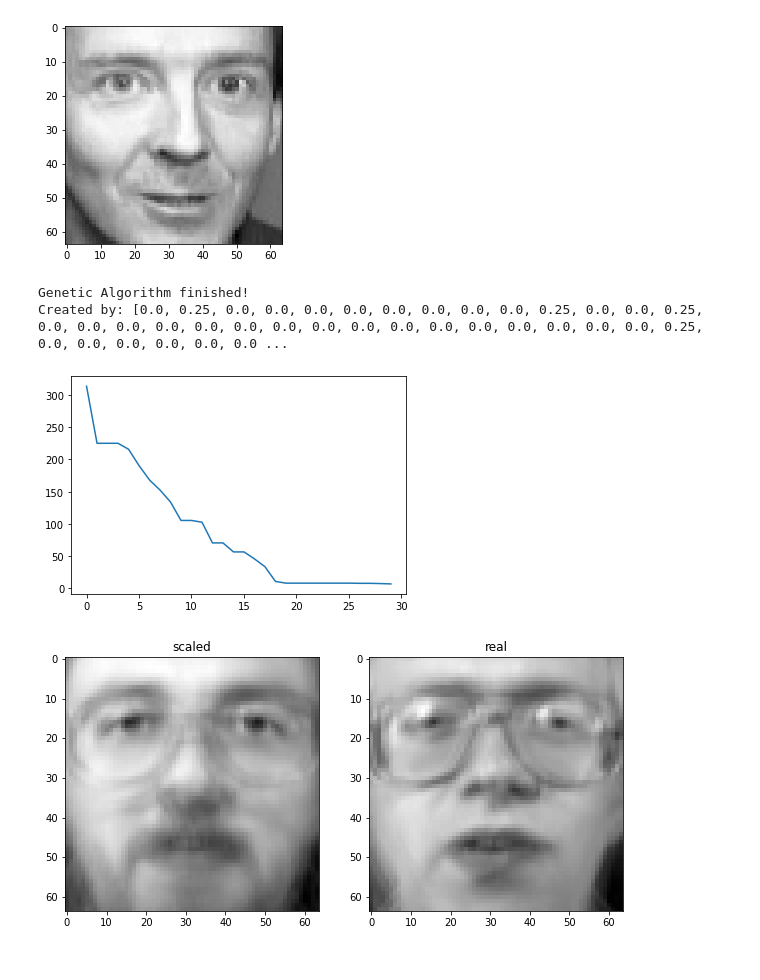
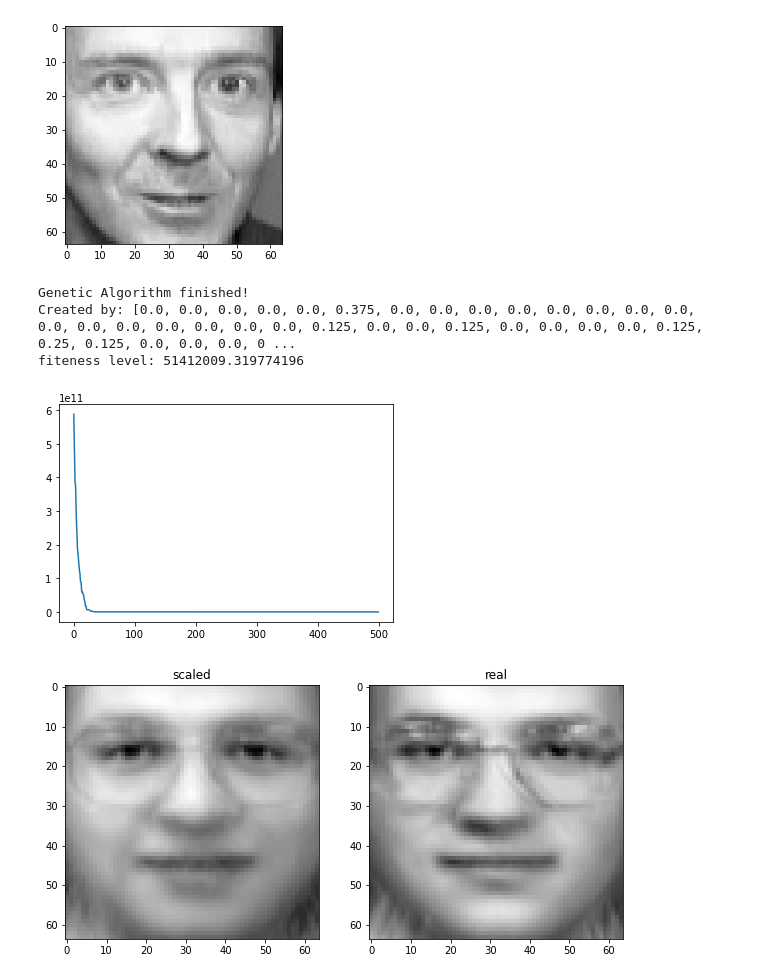
Before and after one commit to cse6740/Main, a Jupyter notebook: Project/project.ipynb, the cells around one changed output. Cells and saved outputs as stored; diff of their text form; code cells hidden in the pictures.

```diff
--- a/Project/project.ipynb
+++ b/Project/project.ipynb
@@ -424,16 +424,14 @@ convergence
 <matplotlib.image.AxesImage at 0x...>
 [figure]
 # %%
-
-%%time
-
+ %%time
+data2, target,shape= load_data('data/face_data/face_data.csv')
+import time
 from numpy.random import randint
 from numpy.random import rand
 #import progress.bar
 #from progress.bar import IncrementalBar
-
-data2, target,shape= load_data('data/face_data/face_data.csv')
-testimg=12
+testimg=51
 data=data2[:1]
 data=data.reset_index(drop=True)
 def pcatrain(data,threshhoold):
@@ -482,15 +480,16 @@ def mutation(binary, mutation_rate):
         # check for mutation
         if rand() < mutation_rate:
             binary[i] = 1 - binary[i]
-def fittness(x,y):
-    dist = np.linalg.norm(x - y)
+def fittness(x,y,z):
+    dist = z+np.linalg.norm(y.flatten()-x.flatten()-np.dot(np.dot(np.transpose(x.flatten()),(x.flatten())),y.flatten()-x.flatten()))**2
     return dist
 # objective function
-def objective(data,x):
+def objective(data,x,punishment):
     test=data.values[-1]
     data=data.values[:-1]
     testsample=np.dot(x,data)
-    return fittness(test,testsample)
+    z=np.count_nonzero(x)*punishment
+    return fittness(test,testsample,z)
 
 # binary_scaling binary to numbers
 def binary_scaling(boundary, round_lv, binary):
@@ -508,12 +507,12 @@ def binary_scaling(boundary, round_lv, binary):
 
 
 # GA
-def genetic_algorithm(boundary, round_lv, iteration, population_size, crossover_rate, mutation_rate):
+def genetic_algorithm(boundary, round_lv, iteration, population_size, crossover_rate, mutation_rate,punishment):
     # initial values
     score_list=[]
     pop = [randint(0, 2, round_lv*len(boundary)).tolist() for i in range(population_size)]
-    local_min_list = 0
-    distance_value = objective(data,binary_scaling(boundary, round_lv, pop[0]))
+    local_min_list	=	0
+    distance_value 	= objective(data,binary_scaling(boundary, round_lv, pop[0]),punishment)
     #bar = IncrementalBar('Countdown', max = iteration)
     #star interations
     for generation in range(iteration):
@@ -523,7 +522,7 @@ def genetic_algorithm(boundary, round_lv, iteration, population_size, crossover_
         # binary_scaling population
         scaled = [binary_scaling(boundary, round_lv, p) for p in pop]
         # evaluate scores
-        scores = [objective(data,d) for d in scaled]
+        scores = [objective(data,d,punishment) for d in scaled]
         # check for new local_min_list solution
         for i in range(population_size):
             if scores[i] < distance_value:
@@ -540,38 +539,41 @@ def genetic_algorithm(boundary, round_lv, iteration, population_size, crossover_
             for c in crossover(p1, p2, crossover_rate):
                 mutation(c, mutation_rate)
                 children.append(c)
         # replace parents with children
         pop = children
     #bar.finish()
     return local_min_list, distance_value,score_list
 
 
 boundary = [[0, 1.0]]*(data.shape[0]-1)
-iteration = 30
-round_lv = 2
-population_size = 1000
-crossover_rate = 0.5
+iteration = 500
+round_lv = 3
+population_size = 100
+crossover_rate = 0.9
+punishment =1000
 mutation_rate = 1.0 / (float(round_lv) * len(boundary))
 # run genetic algorithm
-local_min_list, score,score_list = genetic_algorithm(boundary, round_lv, iteration, population_size, crossover_rate, mutation_rate)
+local_min_list, score,score_list = genetic_algorithm(boundary, round_lv, iteration, population_size, crossover_rate, mutation_rate,punishment)
 print('Genetic Algorithm finished!')
 scaled = binary_scaling(boundary, round_lv, local_min_list)
 print('Created by: %s' % scaled)
+print('fiteness level: %s' % score)
 plt.plot(score_list)
 #check the resule img
 testdata=data.values[:-1].astype(float)
 x=[0]*40
 x[int(testimg/10)]=1
 
 ls=np.array([np.dot(scaled,testdata).reshape(shape),np.dot(x,testdata).reshape(shape)])
 name=['scaled','real']
 fig, axes = plt.subplots(1, 2, figsize=(10, 10))
 for i, ax in enumerate(axes.flat):
     ax.imshow(ls[i].reshape(shape), cmap='gray')
     ax.set_title(name[i])
 plt.show()
 # %% [output]
 Genetic Algorithm finished!
-Created by: [0.0, 0.25, 0.0, 0.0, 0.0, 0.0, 0.0, 0.0, 0.0, 0.0, 0.25, 0.0, 0.0, 0.25, 0.0, 0.0, 0.0, 0.0, 0.0, 0.0, 0.0, 0.0, 0.0, 0.0, 0.0, 0.0, 0.0, 0.0, 0.0, 0.0, 0.25, 0.0, 0.0, 0.0, 0.0, 0.0, 0.0 ...
+Created by: [0.0, 0.0, 0.0, 0.0, 0.0, 0.375, 0.0, 0.0, 0.0, 0.0, 0.0, 0.0, 0.0, 0.0, 0.0, 0.0, 0.0, 0.0, 0.0, 0.0, 0.0, 0.125, 0.0, 0.0, 0.125, 0.0, 0.0, 0.0, 0.0, 0.125, 0.25, 0.125, 0.0, 0.0, 0.0, 0 ...
+fiteness level: 51412009.319774196
-[figure, old version]
+[figure, new version]
-[figure, old version]
+[figure, new version]
```
Also changed, not shown: parts of 1 cell of this notebook.
